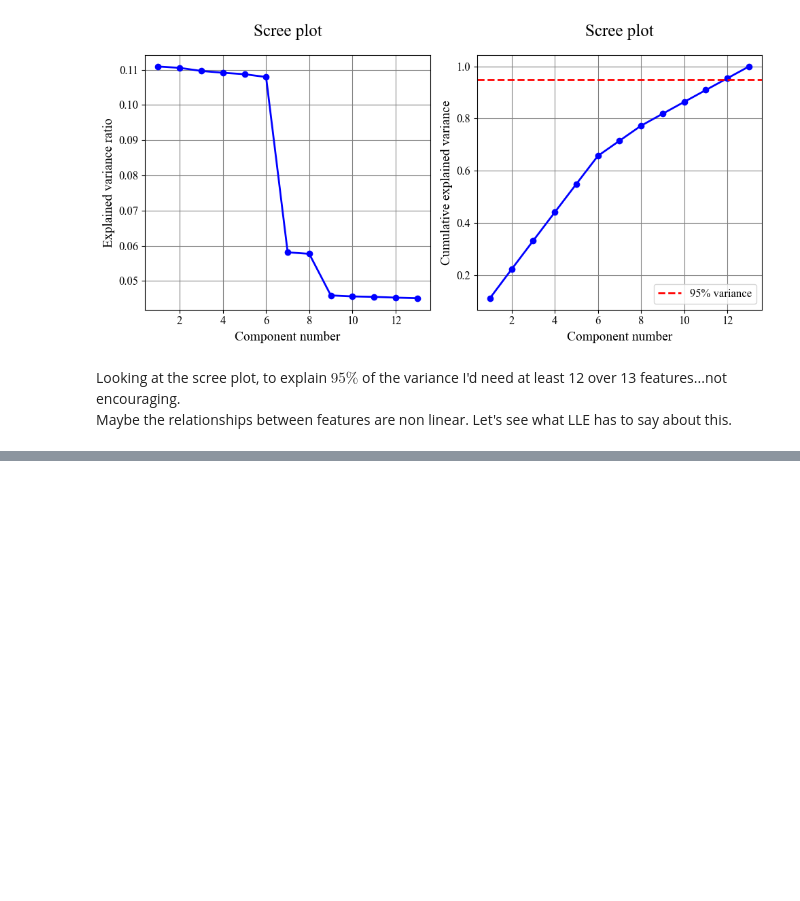
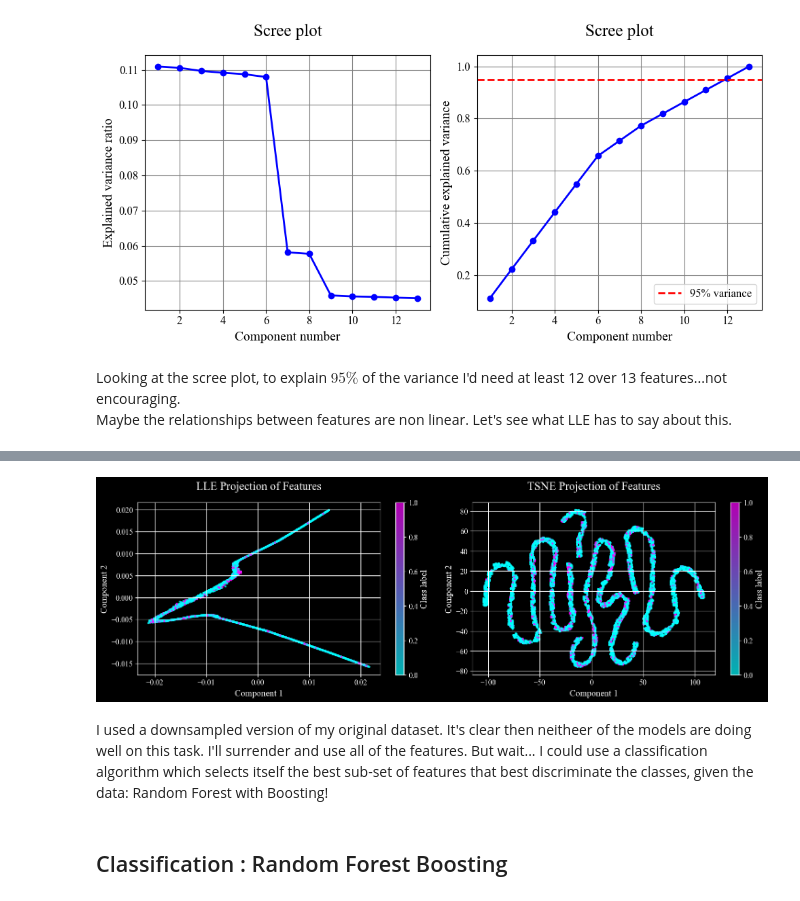
Before and after one commit to Richardforphys/Astrostatistics, a Jupyter notebook: Notebooks/Exam/LIGO/LIGO_v2/LIGO2.ipynb, the cells around one changed output, grey strips where cells are left out. Saved outputs shown, nothing was run; the diff lists cells and outputs as text; code cells hidden in the pictures; blank space fills up the shorter version.

```diff
--- a/Notebooks/Exam/LIGO/LIGO_v2/LIGO2.ipynb
+++ b/Notebooks/Exam/LIGO/LIGO_v2/LIGO2.ipynb
@@ -73,0 +116,27 @@ X_lle = LLE.fit_transform(X_scaled)
+# %%
+with plt.style.context('dark_background'):
+
+    plt.figure(figsize=(15, 5))
+
+    plt.subplot(1, 2, 1)
+    scatter = plt.scatter(X_lle[:, 0], X_lle[:, 1], c=y_ds, cmap='cool', s=5, alpha=0.7)
+    plt.colorbar(scatter, label='Class label')
+    plt.title("LLE Projection of Features")
+    plt.xlabel("Component 1")
+    plt.ylabel("Component 2")
+    plt.grid(True)
+
+    plt.subplot(1, 2, 2)
+    scatter = plt.scatter(X_tsne[:, 0], X_tsne[:, 1], c=y_ds, cmap='cool', s=5, alpha=0.7)
+    plt.colorbar(scatter, label='Class label')
+    plt.title("TSNE Projection of Features")
+    plt.xlabel("Component 1")
+    plt.ylabel("Component 2")
+    plt.grid(True)
+    plt.tight_layout()
+# %% [output]
+[figure, added]
+# %% [markdown]
+I used a downsampled version of my original dataset. It's clear then neitheer of the models are doing well on this task. I'll surrender and use all of the features. But wait... I could use a classification algorithm which selects itself the best sub-set of features that best discriminate the classes, given the data: Random Forest with Boosting!
+# %% [markdown]
+## Classification : Random Forest Boosting
```
Also changed, not shown: parts of 9 cells of this notebook, 2 other files.
